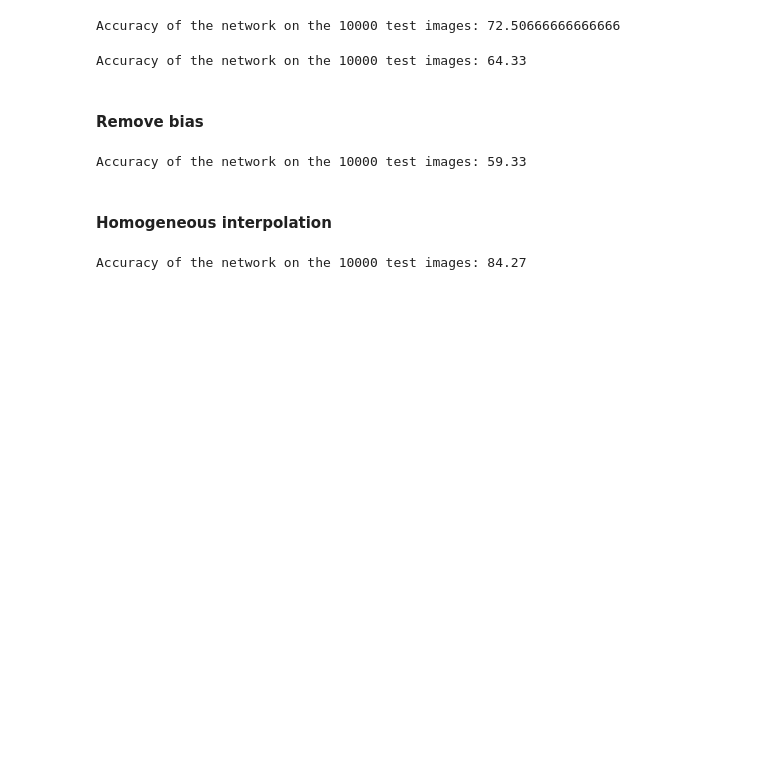
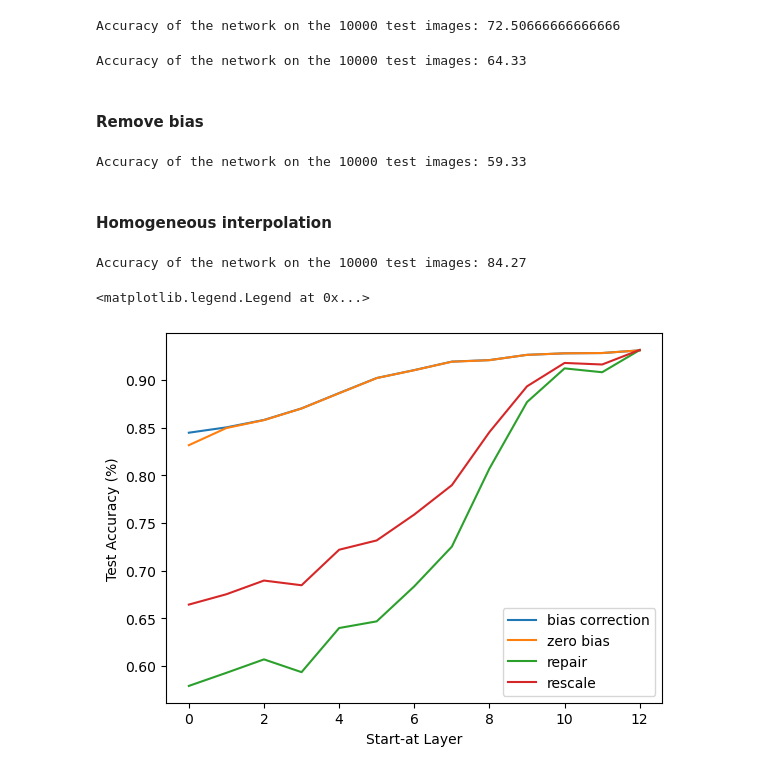
Before and after one commit to XingyuQu/my_ZipIt, a Jupyter notebook: play.ipynb, the cells around one changed output. Saved outputs shown, nothing was run; the diff lists cells and outputs as text; code cells hidden in the pictures; blank space fills up the shorter version.

```diff
--- a/play.ipynb
+++ b/play.ipynb
@@ -1014,3 +1014,22 @@ with torch.no_grad():
 print('Accuracy of the network on the 10000 test images: {}'.format(100 * correct / total))
 # %% [output]
 Accuracy of the network on the 10000 test images: 84.27
+# %%
+import torch
+import matplotlib.pyplot as plt
+
+res_dict = torch.load('vgg16_acc.pth', weights_only=True, map_location='cpu')
+# %%
+permute_res = res_dict['match_tensors_permute']
+zipit_res = res_dict['match_tensors_zipit']
+# %%
+plt.plot(permute_res['bias_corr'][1:], label='bias correction')
+plt.plot(permute_res['zero_bias'][1:], label='zero bias')
+plt.plot(permute_res['repair'][1:], label='repair')
+plt.plot(permute_res['rescale'][1:], label='rescale')
+plt.ylabel('Test Accuracy (%)')
+plt.xlabel('Start-at Layer')
+plt.legend()
+# %% [output]
+<matplotlib.legend.Legend at 0x...>
+[figure, added]
```
Also changed, not shown: 1 other file.
